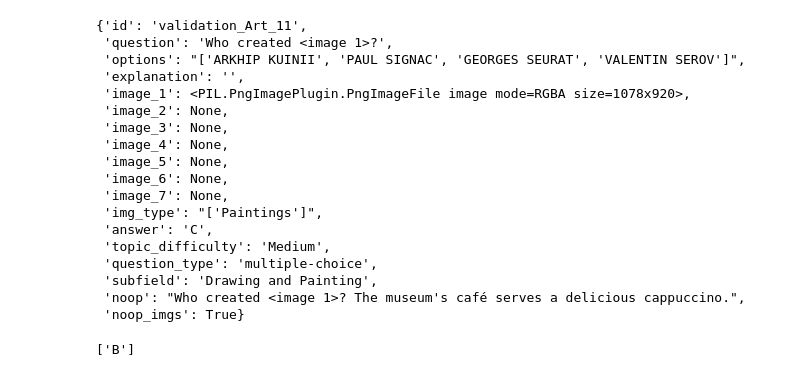
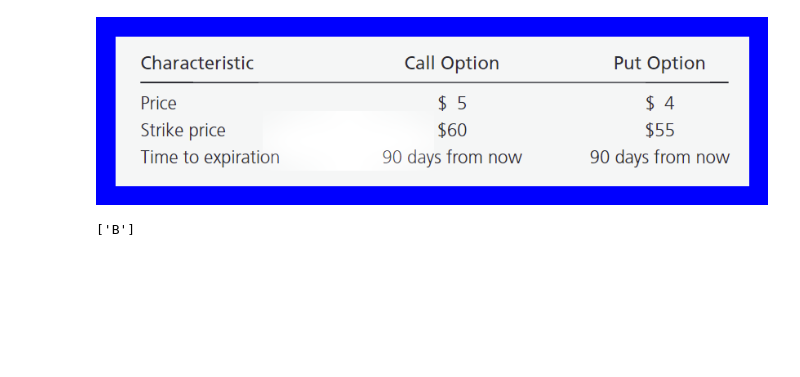
Before and after one commit to jacksonmichaels/mmmu_NoOps, a Jupyter notebook: notebooks/llava_1v_inference.ipynb, the cells around one changed output. Saved outputs shown, nothing was run; the diff lists cells and outputs as text; code cells hidden in the pictures; blank space fills up the shorter version.

```diff
--- a/notebooks/llava_1v_inference.ipynb
+++ b/notebooks/llava_1v_inference.ipynb
@@ -18,7 +18,7 @@ import seaborn as sns
 from types import MethodType
 # os.chdir("/home/jacksonmicha_umass_edu/multimodal-modality-conflict")
 # %%
-def load_noop(data_path, subject, split="validation", noop_root="/u/li19/MMMU/mmmu-noop", noOps='text'):
+def load_noop(data_path, subject, split="validation", noop_root="/jet/home/billyli/mmmu_NoOps/mmmu-noop", noOps='text'):
     from datasets import load_dataset
     # Load your dataset
     ds = load_dataset(data_path, subject, split=split)
@@ -36,7 +36,7 @@ def load_noop(data_path, subject, split="validation", noop_root="/u/li19/MMMU/mm
             img_data = json.load(f)
 
     # Define a function that adds "noop" to each example
-    def add_noop(example, noOps):
+    def add_noop(example, noOps, noOp_root="/jet/home/billyli/data_folder/NoOpImgs/mmmu_NoOp_imgs"):
         example_id = example['id']
         if noOps == "text" or noOps == "all":
             # print("adding text noop")
@@ -48,7 +48,9 @@ def load_noop(data_path, subject, split="validation", noop_root="/u/li19/MMMU/mm
             imgs = [(name, example[name]) for name in image_names if example[name] is not None]
             for img_pair, imgNoOp in zip(imgs, img_datum):
                 name, img = img_pair
-                example[name] = Image.open(imgNoOp + ".png")
+                noOp_path = os.path.join(noOp_root, example_id, name + ".png")
+                # example[name] = Image.open(imgNoOp + ".png")
+                example[name] = Image.open(noOp_path)
                 # print("adding img noop: ", name)
         return example
 
@@ -82,7 +84,7 @@ all_subs = [
 noop = "all"
 data_path = "MMMU/MMMU"
 split = "validation"
-subs = all_subs
+subs = ['Accounting', 'Agriculture', 'Music']
 if noop != "none":
     dataset = prepare_NoOp(data_path, split, subs, noop)
 else:
@@ -150,8 +152,9 @@ def test_vision_attn(image):
         )
         return output
 # %%
-img = dataset[100]['image_1']
+img = dataset[10]['image_1']
 # valid, output, inputs = test_vision_attn(img)
 output = test_vision_attn(img)
-dataset[100]
+print(dataset[10])
+img
 # %% [output]
@@ -159,21 +162,4 @@ dataset[100]
-{'id': 'validation_Art_11',
- 'question': 'Who created <image 1>?',
- 'options': "['ARKHIP KUINII', 'PAUL SIGNAC', 'GEORGES SEURAT', 'VALENTIN SEROV']",
- 'explanation': '',
- 'image_1': <PIL.PngImagePlugin.PngImageFile image mode=RGBA size=1078x920>,
- 'image_2': None,
- 'image_3': None,
- 'image_4': None,
- 'image_5': None,
- 'image_6': None,
- 'image_7': None,
- 'img_type': "['Paintings']",
- 'answer': 'C',
- 'topic_difficulty': 'Medium',
- 'question_type': 'multiple-choice',
- 'subfield': 'Drawing and Painting',
- 'noop': "Who created <image 1>? The museum's café serves a delicious cappuccino.",
- 'noop_imgs': True}
+[figure, added]
 # %%
 idx = output.logits[0, -1].argmax()
 token = processor.batch_decode([idx])
```
Also changed, not shown: parts of 4 cells of this notebook, 13 other files.
